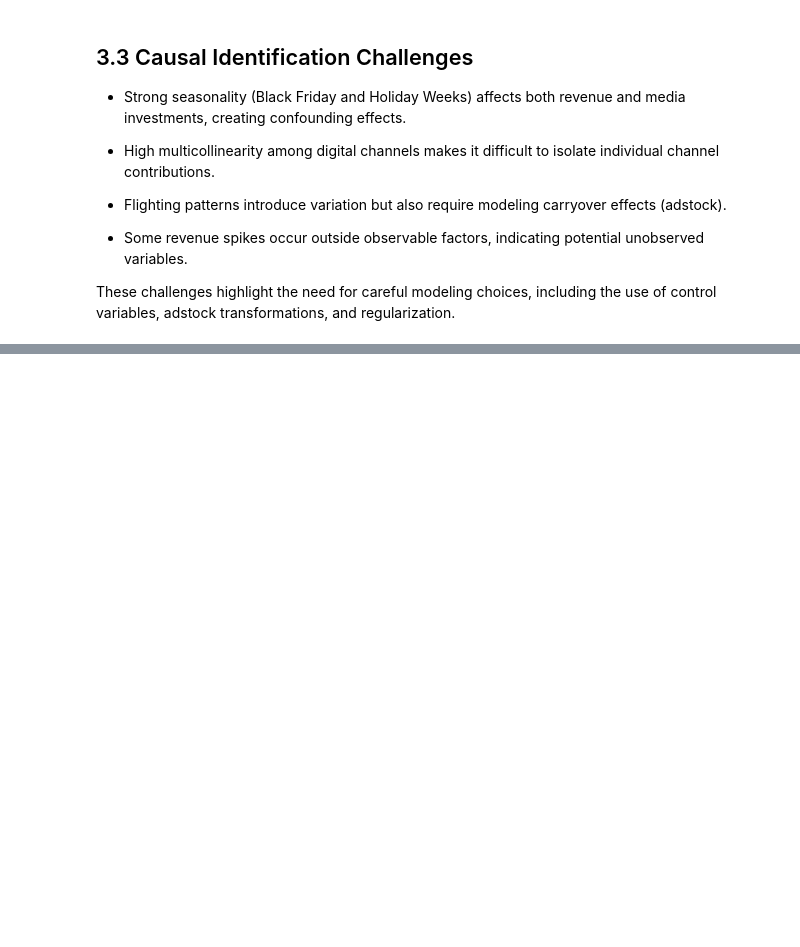
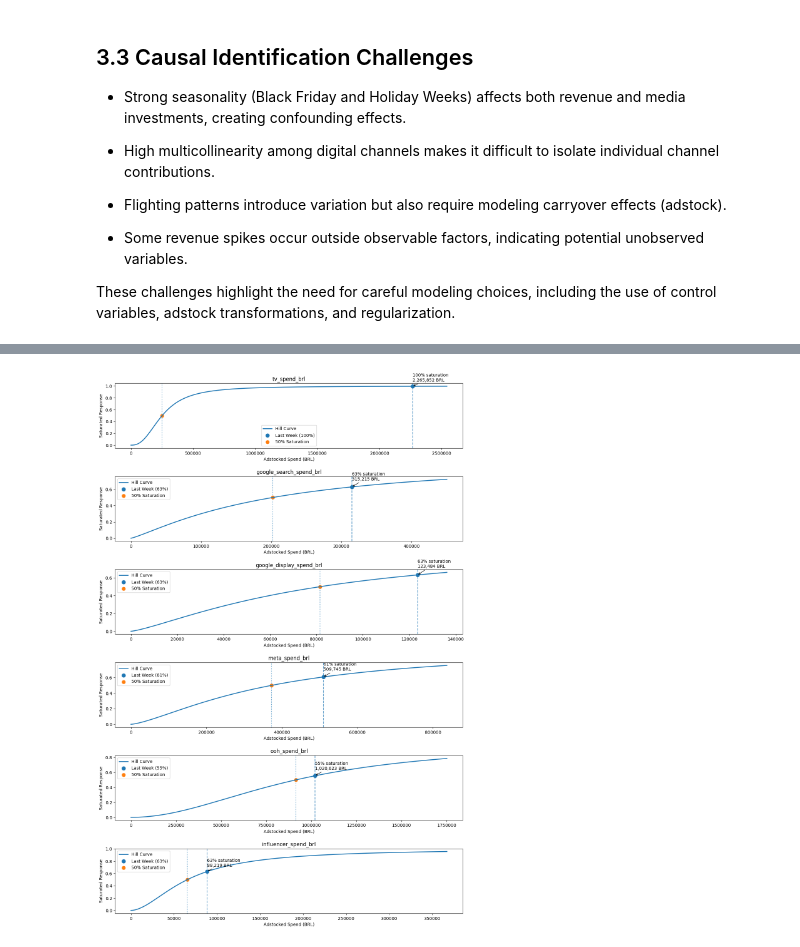
Before and after one commit to TiagoTBarreto/MMM_VAREJO_360, a Jupyter notebook: Case_Tecnico_Uncover_MMM.ipynb, the cells around one changed output, grey strips where cells are left out. Cells and saved outputs as stored; diff of their text form; code cells hidden in the pictures; blank space fills up the shorter version.

```diff
--- a/Case_Tecnico_Uncover_MMM.ipynb
+++ b/Case_Tecnico_Uncover_MMM.ipynb
@@ -560,0 +699,81 @@ These challenges highlight the need for careful modeling choices, including the
+# %%
+fig, axes = plt.subplots(len(media_cols), 1, figsize=(12, 18))
+
+for i, col in enumerate(media_cols):
+
+    adstock_col = f"{col}_adstock"
+
+    k = df_mmm[adstock_col].median()
+    s = hill_params[col]["s"]
+
+    # Hill curve
+    x = np.linspace(0, df_mmm[adstock_col].max(), 500)
+    y = hill_function(x, k=k, s=s)
+
+    # Last week point
+    current_spend = df_mmm[adstock_col].iloc[-1]
+    current_response = hill_function(current_spend, k=k, s=s)
+    current_pct = current_response * 100
+
+    # Saturation midpoint
+    saturation_x = k
+    saturation_y = hill_function(k, k=k, s=s)
+
+    # Plot curve
+    axes[i].plot(
+        x,
+        y,
+        linewidth=2,
+        label="Hill Curve"
+    )
+
+    # Current point
+    axes[i].scatter(
+        current_spend,
+        current_response,
+        s=70,
+        label=f"Last Week ({current_pct:.0f}%)"
+    )
+
+    axes[i].axvline(
+        current_spend,
+        linestyle="--",
+        alpha=0.7
+    )
+
+    # Saturation midpoint
+    axes[i].scatter(
+        saturation_x,
+        saturation_y,
+        s=60,
+        label="50% Saturation"
+    )
+
+    axes[i].axvline(
+        saturation_x,
+        linestyle=":",
+        alpha=0.7
+    )
+
+    # Annotation
+    axes[i].annotate(
+        f"{current_pct:.0f}% saturation\n{current_spend:,.0f} BRL",
+        xy=(current_spend, current_response),
+        xytext=(current_spend, current_response + 0.08),
+        arrowprops=dict(arrowstyle="->")
+    )
+
+    # Remove scientific notation
+    axes[i].xaxis.set_major_formatter(ScalarFormatter())
+    axes[i].ticklabel_format(style='plain', axis='x')
+
+    axes[i].set_title(col)
+    axes[i].set_xlabel("Adstocked Spend (BRL)")
+    axes[i].set_ylabel("Saturated Response")
+
+    axes[i].legend()
+
+plt.tight_layout()
+plt.show()
+# %% [output]
+[figure, added]
```
Also changed, not shown: parts of 12 cells of this notebook.
